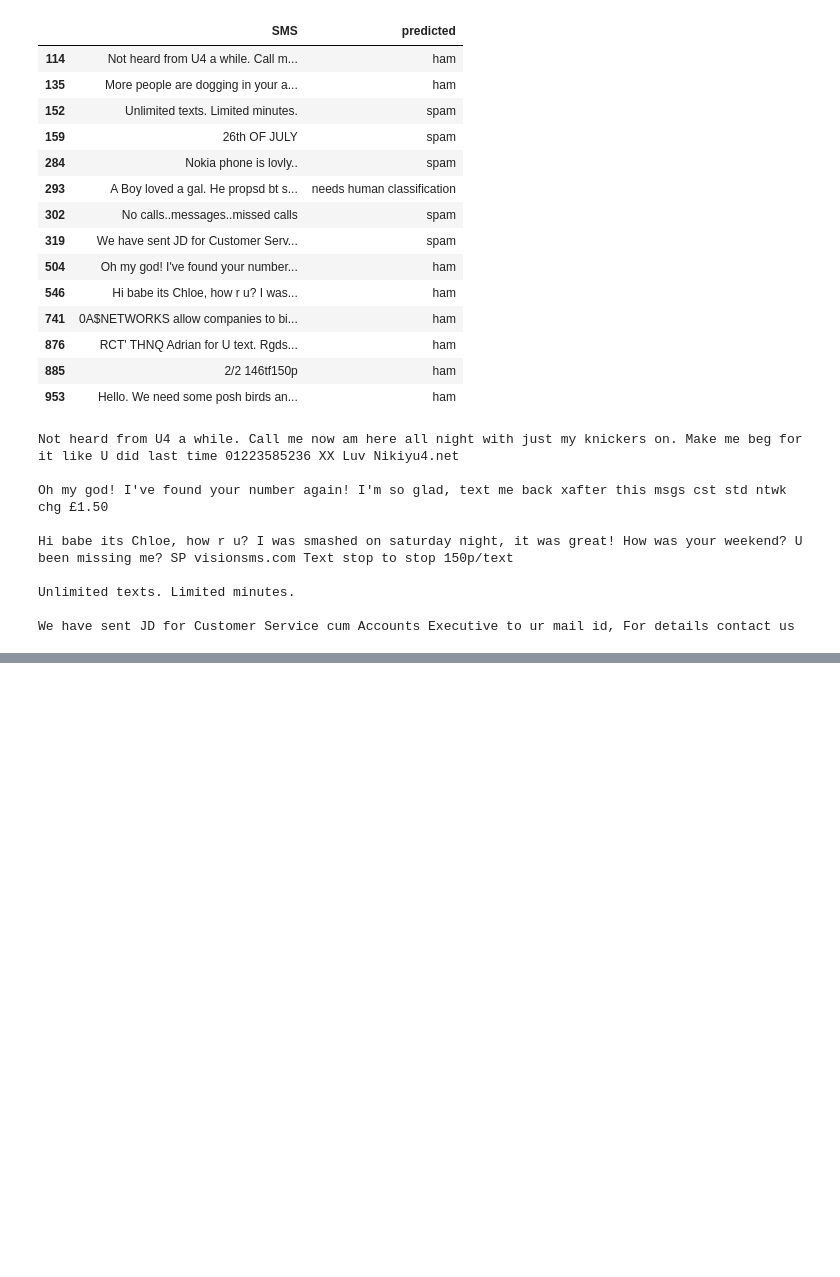
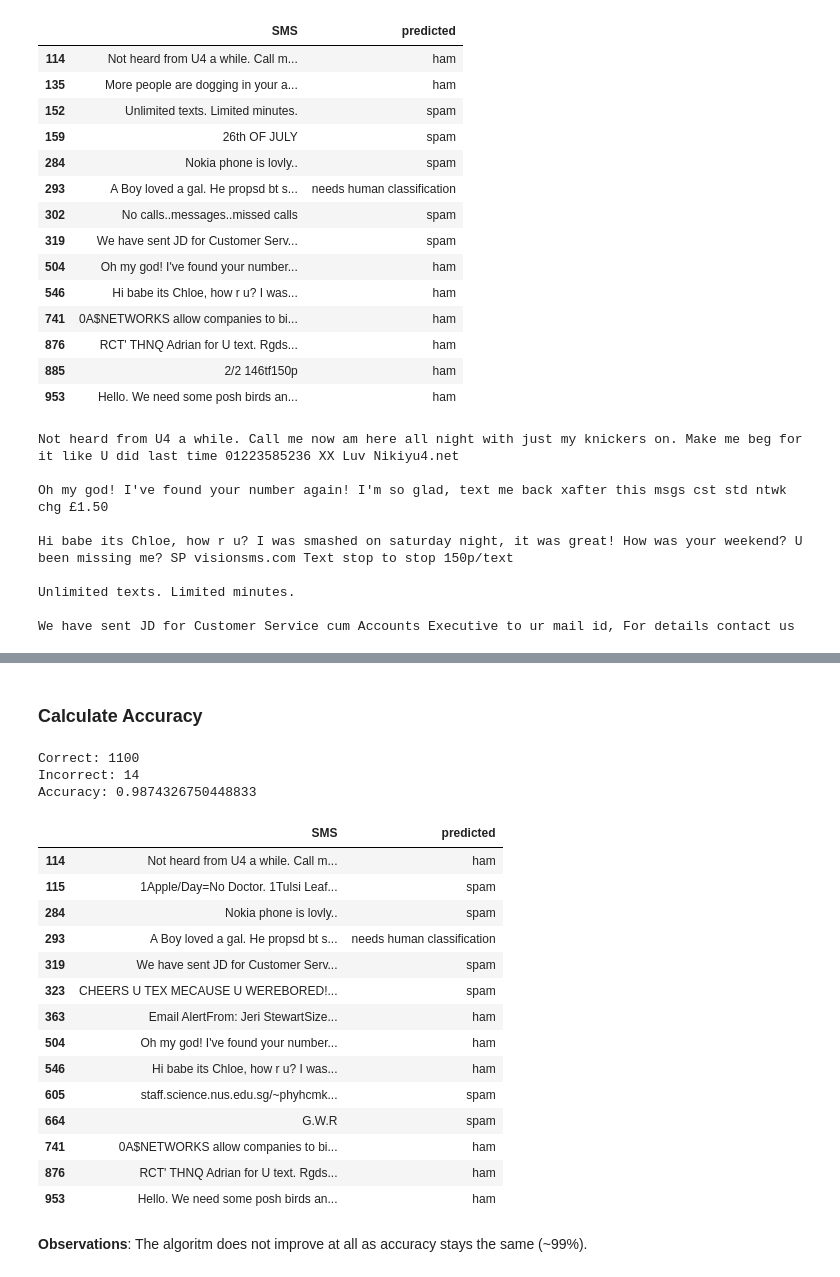
Before and after one commit to tranhha/Data-Science-Projects, a Jupyter notebook: Build spam filters with Naive Bayes Algorithm/Build a SMS spam filter with Naive Bayes Algorithm.ipynb, the cells around one changed output, grey strips where cells are left out. Drawn from its saved outputs; the diff is of its cells as text; code cells hidden in the pictures; blank space fills up the shorter version.

```diff
--- a/Build spam filters with Naive Bayes Algorithm/Build a SMS spam filter with Naive Bayes Algorithm.ipynb
+++ b/Build spam filters with Naive Bayes Algorithm/Build a SMS spam filter with Naive Bayes Algorithm.ipynb
@@ -444,0 +578,31 @@ word_counts_per_sms = {unique_word: [0] * len(train_set['SMS']) for unique_word
+# %%
+def classify_test_set(message):
+    p_spam_given_message = p_spam
+    p_ham_given_message = p_ham
+
+    special_chars = extract_special_chars(message)
+    for char in special_chars:
+        if char in p_word_spam:
+            p_spam_given_message *= p_word_spam[char]
+        if char in p_word_ham:
+            p_ham_given_message *= p_word_ham[char]
+
+    message = re.sub('\W', ' ', message)
+#   message = message.lower()
+    message = message.split()
+
+    for word in message:
+        if word in p_word_spam:
+            p_spam_given_message *= p_word_spam[word]
+        if word in p_word_ham:
+            p_ham_given_message *= p_word_ham[word]
+
+    if p_ham_given_message > p_spam_given_message:
+        return 'ham'
+    elif p_ham_given_message < p_spam_given_message:
+        return 'spam'
+    else:
+        return 'needs human classification'
+# %%
+test_set['predicted'] = test_set['SMS'].apply(classify_test_set)
+test_set.head()
@@ -444,0 +621,36 @@ word_counts_per_sms = {unique_word: [0] * len(train_set['SMS']) for unique_word
+# %% [markdown]
+### Calculate Accuracy
+# %%
+correct = 0
+total = len(test_set)
+result = (test_set['Label'] == test_set['predicted'])
+correct = result.sum()
+
+print('Correct:', correct)
+print('Incorrect:', total - correct)
+print('Accuracy:', correct/total)
+# %% [output]
+Correct: 1100
+Incorrect: 14
+Accuracy: 0.9874326750448833
+# %%
+wrong_classify_sms = test_set[test_set['Label'] != test_set['predicted']]
+wrong_classify_sms[['SMS', 'predicted']]
+# %% [output]
+|  | SMS | predicted |
+| 114 | Not heard from U4 a while. Call m... | ham |
+| 115 | 1Apple/Day=No Doctor. 1Tulsi Leaf... | spam |
+| 284 | Nokia phone is lovly.. | spam |
+| 293 | A Boy loved a gal. He propsd bt s... | needs human classification |
+| 319 | We have sent JD for Customer Serv... | spam |
+| 323 | CHEERS U TEX MECAUSE U WEREBORED!... | spam |
+| 363 | Email AlertFrom: Jeri StewartSize... | ham |
+| 504 | Oh my god! I've found your number... | ham |
+| 546 | Hi babe its Chloe, how r u? I was... | ham |
+| 605 | staff.science.nus.edu.sg/~phyhcmk... | spam |
+| 664 | G.W.R | spam |
+| 741 | 0A$NETWORKS allow companies to bi... | ham |
+| 876 | RCT' THNQ Adrian for U text. Rgds... | ham |
+| 953 | Hello. We need some posh birds an... | ham |
+# %% [markdown]
+__Observations__: The algoritm does not improve at all as accuracy stays the same (~99%).
```
Also changed, not shown: parts of 27 cells of this notebook.
